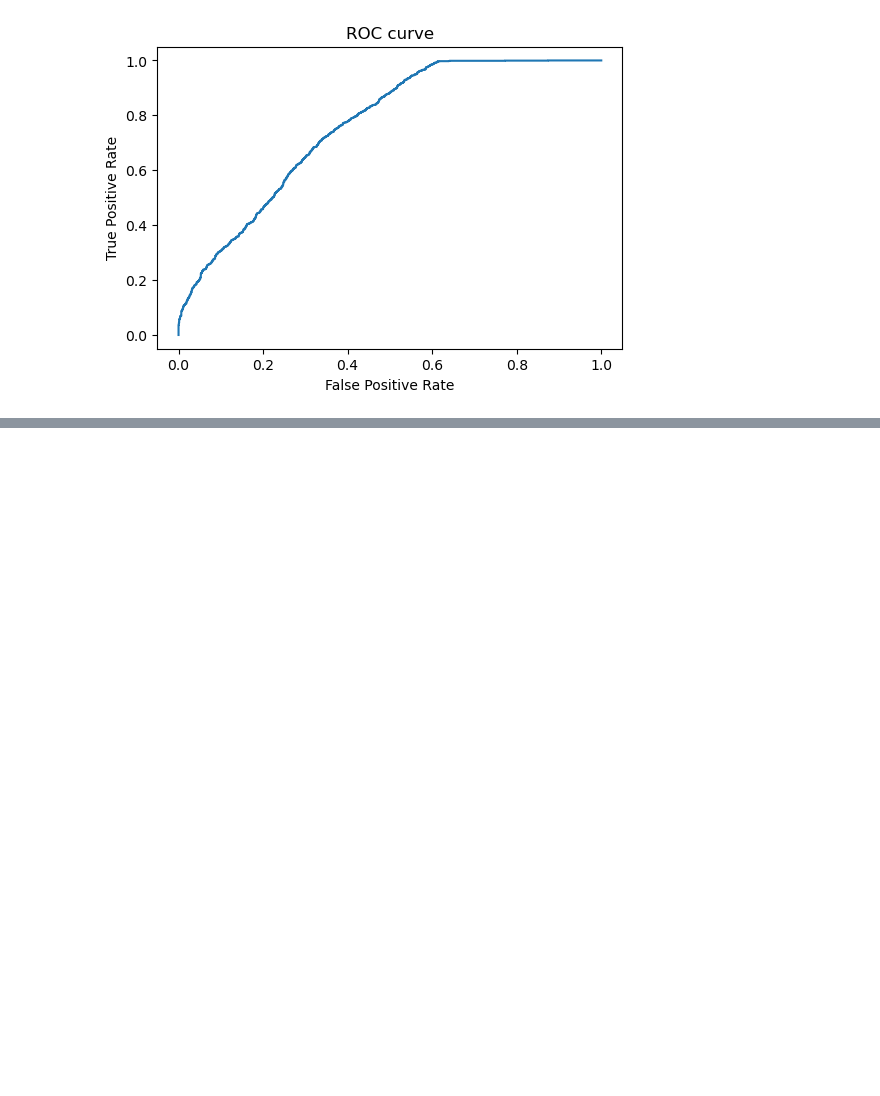
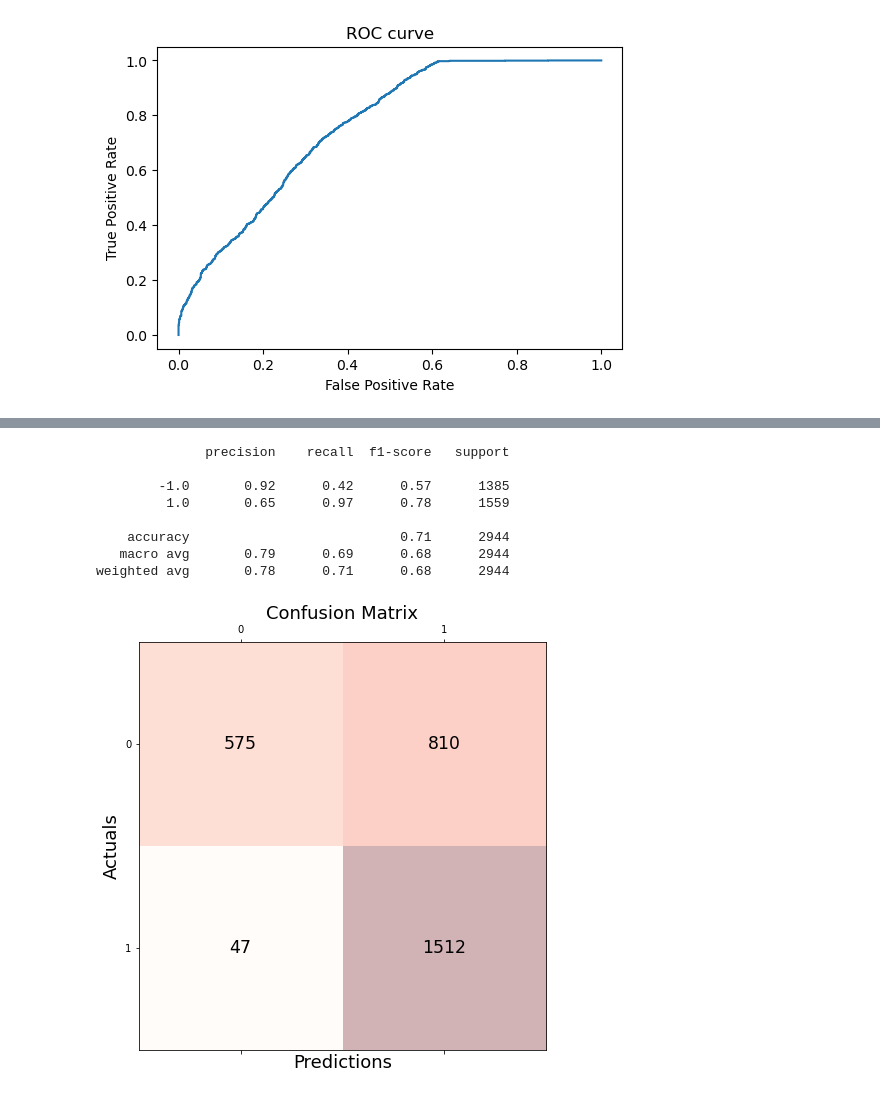
Before and after one commit to COGS118A/Group019-Sp22, a Jupyter notebook: Final_results.ipynb, the cells around one changed output, grey strips where cells are left out. Saved outputs shown, nothing was run; the diff lists cells and outputs as text; code cells hidden in the pictures; blank space fills up the shorter version.

```diff
--- a/Final_results.ipynb
+++ b/Final_results.ipynb
@@ -272,0 +302,5 @@ best_model = clf.fit(X_train, y_train)
+# %%
+clf = pipe.fit(X_train, y_train)
+y_pred = clf.predict(X_test)
+score1 = clf.score(X_test, y_test)
+print("The accuracy score for this model is", score1)
@@ -272,0 +316,25 @@ best_model = clf.fit(X_train, y_train)
+# %%
+print(classification_report(y_test, y_pred))
+
+cm2 = metrics.confusion_matrix(y_test, y_pred)
+
+fig, ax = plt.subplots(figsize=(7.5, 7.5))
+ax.matshow(cm2, cmap=plt.cm.Reds, alpha=0.3)
+for i in range(cm2.shape[0]):
+    for j in range(cm2.shape[1]):
+        ax.text(x=j, y=i,s=cm2[i, j], va='center', ha='center', size='xx-large')
+
+plt.xlabel('Predictions', fontsize=18)
+plt.ylabel('Actuals', fontsize=18)
+plt.title('Confusion Matrix', fontsize=18)
+plt.show()
+# %% [output]
+              precision    recall  f1-score   support
+
+        -1.0       0.92      0.42      0.57      1385
+         1.0       0.65      0.97      0.78      1559
+
+    accuracy                           0.71      2944
+   macro avg       0.79      0.69      0.68      2944
+weighted avg       0.78      0.71      0.68      2944
+[figure, added]
```
Also changed, not shown: parts of 4 cells of this notebook, 1 other file.
